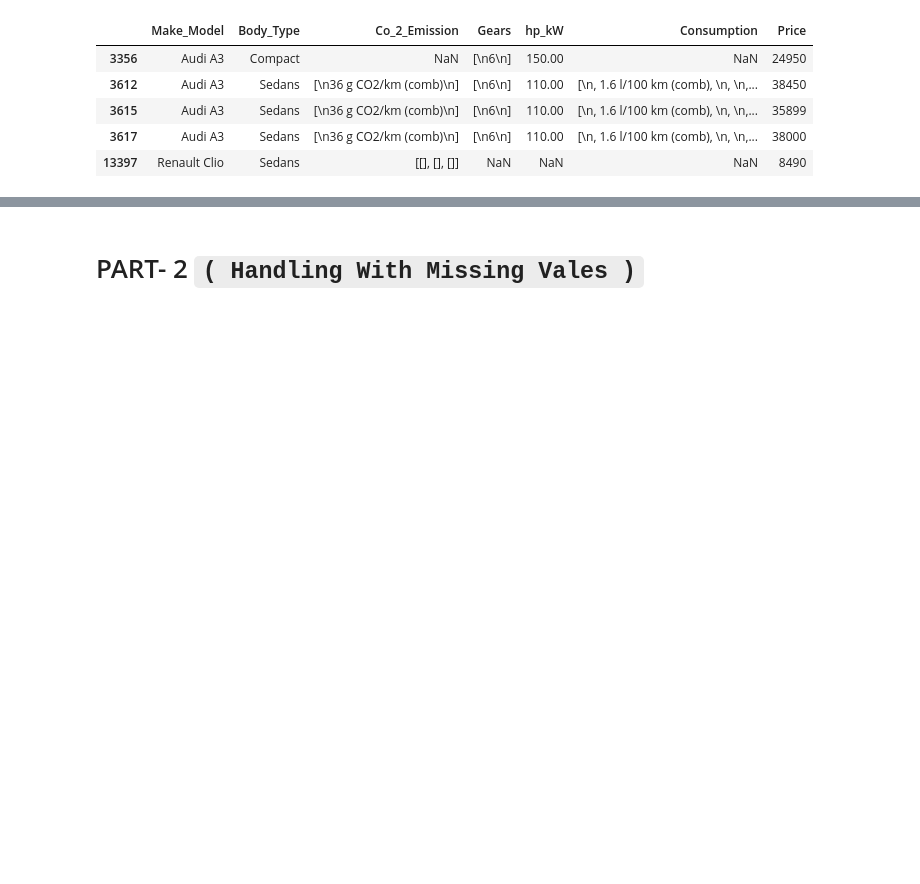
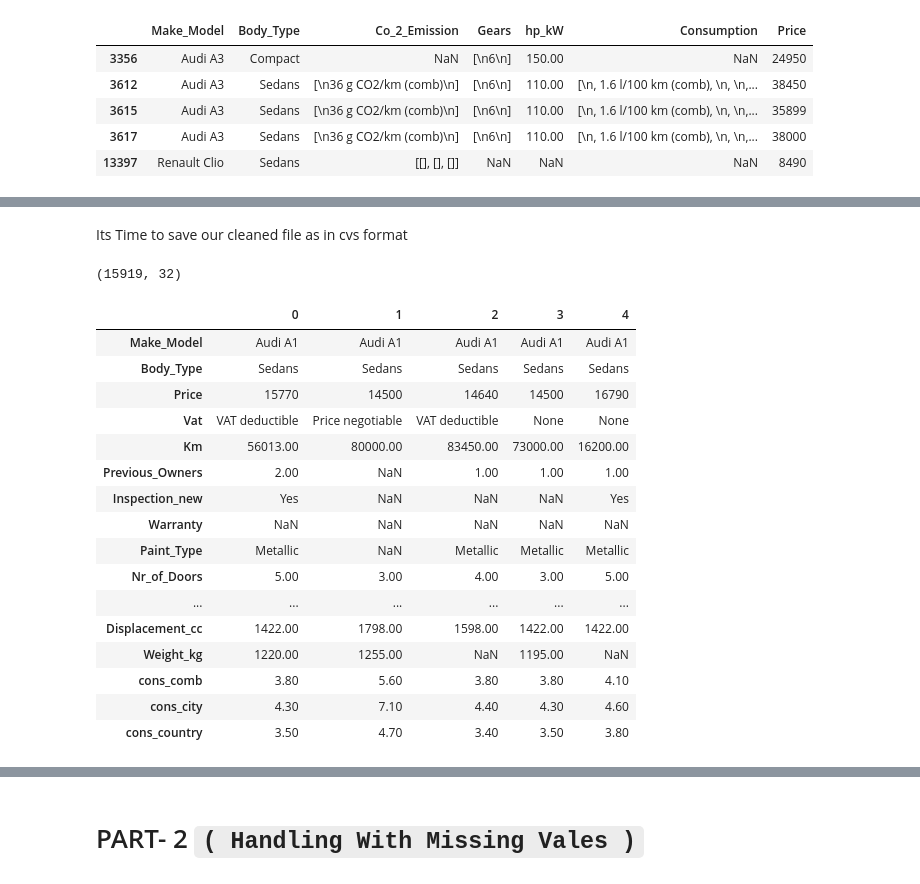
Before and after one commit to MK2709/DS11-assigments, a Jupyter notebook: DAwPy_Capstone_Project_(AutoScout)_Part1(DataCleaning)_D1461_Metin.ipynb, the cells around one changed output, grey strips where cells are left out. Cells and saved outputs as stored; diff of their text form; code cells hidden in the pictures; blank space fills up the shorter version.

```diff
--- a/DAwPy_Capstone_Project_(AutoScout)_Part1(DataCleaning)_D1461_Metin.ipynb
+++ b/DAwPy_Capstone_Project_(AutoScout)_Part1(DataCleaning)_D1461_Metin.ipynb
@@ -3069,0 +3598,2 @@ df_yedek_2=df.copy()
+# %%
+df['Comfort_&_Convenience'] = [",".join(item) if type(item) == list else item for item in df["Comfort_&_Convenience"]]
@@ -3069,0 +3629,2 @@ df_yedek_2=df.copy()
+# %%
+df["Entertainment_&_Media"]=[",".join(item) if type(item) == list else item for item in df["Entertainment_&_Media"]]
@@ -3069,0 +3651,2 @@ df_yedek_2=df.copy()
+# %%
+df["Extras"] = [",".join(item) if type(item) == list else item for item in df["Extras"]]
@@ -3069,0 +3696,2 @@ df_yedek_2=df.copy()
+# %%
+df["Safety_&_Security"] = [",".join(item) if type(item) == list else item for item in df["Safety_&_Security"]]
@@ -3069,0 +3713,26 @@ df_yedek_2=df.copy()
+# %% [markdown]
+Its Time to save our cleaned file as in cvs format
+# %%
+df.shape
+# %% [output]
+(15919, 32)
+# %%
+df.head().T
+# %% [output]
+|  | 0 | 1 | 2 | 3 | 4 |
+| Make_Model | Audi A1 | Audi A1 | Audi A1 | Audi A1 | Audi A1 |
+| Body_Type | Sedans | Sedans | Sedans | Sedans | Sedans |
+| Price | 15770 | 14500 | 14640 | 14500 | 16790 |
+| Vat | VAT deductible | Price negotiable | VAT deductible | None | None |
+| Km | 56013.00 | 80000.00 | 83450.00 | 73000.00 | 16200.00 |
+| Previous_Owners | 2.00 | NaN | 1.00 | 1.00 | 1.00 |
+| Inspection_new | Yes | NaN | NaN | NaN | Yes |
+| Warranty | NaN | NaN | NaN | NaN | NaN |
+| Paint_Type | Metallic | NaN | Metallic | Metallic | Metallic |
+| Nr_of_Doors | 5.00 | 3.00 | 4.00 | 3.00 | 5.00 |
+| ... | ... | ... | ... | ... | ... |
+| Displacement_cc | 1422.00 | 1798.00 | 1598.00 | 1422.00 | 1422.00 |
+| Weight_kg | 1220.00 | 1255.00 | NaN | 1195.00 | NaN |
+| cons_comb | 3.80 | 5.60 | 3.80 | 3.80 | 4.10 |
+| cons_city | 4.30 | 7.10 | 4.40 | 4.30 | 4.60 |
+| cons_country | 3.50 | 4.70 | 3.40 | 3.50 | 3.80 |
```
Also changed, not shown: parts of 105 cells of this notebook.
